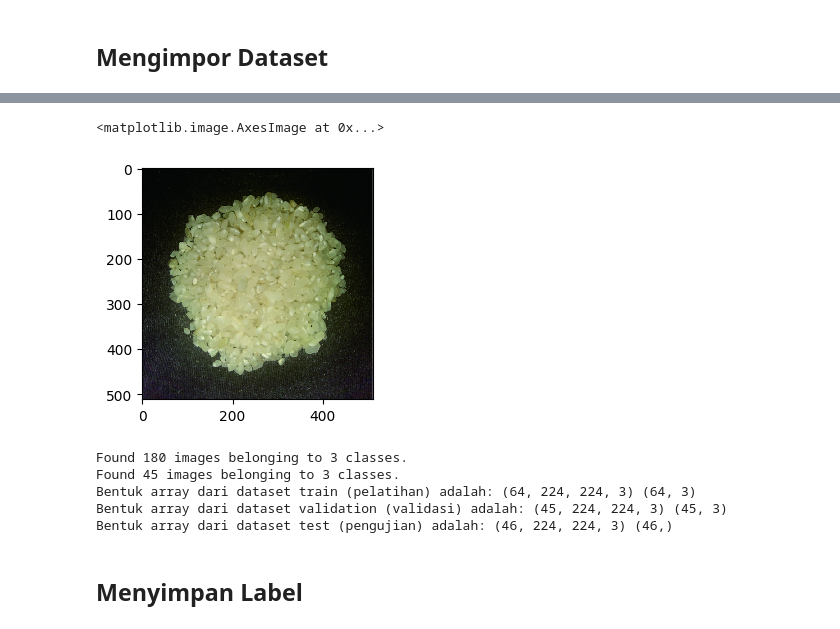
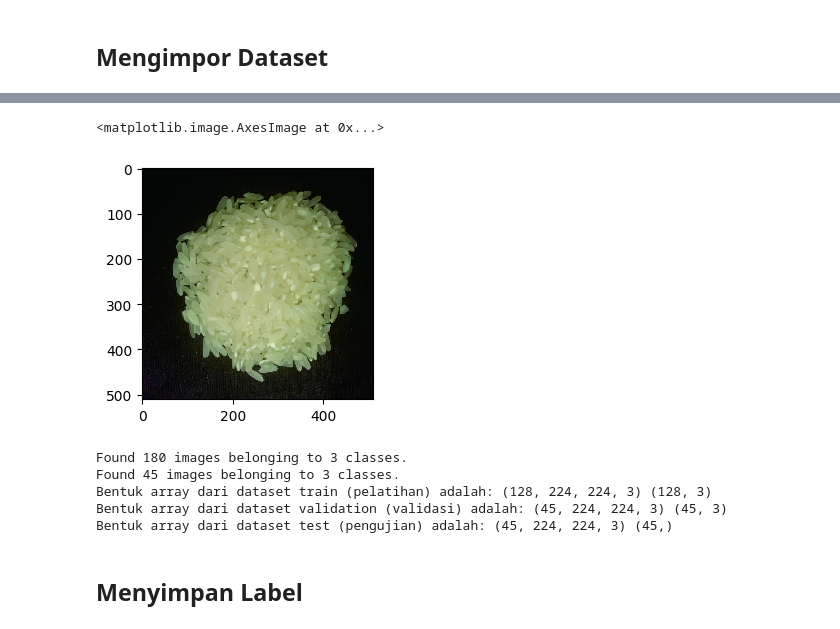
Before and after one commit to Soedirman-Machine-Learning/rice-varieties-classification, a Jupyter notebook: Klasifikasi Jenis Beras MobileNet.ipynb, the cells around one changed output, grey strips where cells are left out. Saved outputs shown, nothing was run; the diff lists cells and outputs as text; code cells hidden in the pictures.

```diff
--- a/Klasifikasi Jenis Beras MobileNet.ipynb
+++ b/Klasifikasi Jenis Beras MobileNet.ipynb
@@ -76,18 +76,18 @@ K17.jpg  K25.jpg  K33.jpg  K41.jpg  K4.jpg   K58.jpg  K66.jpg  K74.jpg
 K18.jpg  K26.jpg  K34.jpg  K42.jpg  K50.jpg  K59.jpg  K67.jpg  K75.jpg
 # %%
 #Perintah untuk memvisualisasikan satu gambar dari data train
-image = imread("data/image/train/Cilamaya/C17.jpg")
+image = imread("data/image/train/IR64/I17.jpg")
 plt.figure(figsize=(3,3))
 plt.imshow(image)
 # %% [output]
 <matplotlib.image.AxesImage at 0x...>
-[figure, old version]
+[figure, new version]
 # %%
 #Memuat semua gambar ke memori untuk pertama kali
 
 #Memuat dataset pelatihan
 IMAGE_SIZE = 224
-BATCH_SIZE = 64
+BATCH_SIZE = 128
 base_dir = os.path.join('data/image/train')
 
 datagen = tf.keras.preprocessing.image.ImageDataGenerator(
@@ -109,7 +109,7 @@ val_generator = datagen.flow_from_directory(
 #Memuat dataset pengujian
 X_test = []
 y_test = []
-labels = ['Cilamaya', 'IR64', 'Ketan']
+labels = ['Basmathi', 'IR64', 'Ketan']
 
 for i,label in enumerate(labels):
     folder = os.path.join("data/image/test",label)
@@ -138,9 +138,9 @@ print("Bentuk array dari dataset test (pengujian) adalah:", X_test.shape,y_test.
 # %% [output]
 Found 180 images belonging to 3 classes.
 Found 45 images belonging to 3 classes.
-Bentuk array dari dataset train (pelatihan) adalah: (64, 224, 224, 3) (64, 3)
+Bentuk array dari dataset train (pelatihan) adalah: (128, 224, 224, 3) (128, 3)
 Bentuk array dari dataset validation (validasi) adalah: (45, 224, 224, 3) (45, 3)
-Bentuk array dari dataset test (pengujian) adalah: (46, 224, 224, 3) (46,)
+Bentuk array dari dataset test (pengujian) adalah: (45, 224, 224, 3) (45,)
 # %% [markdown]
 ## Menyimpan Label
 # %%
```
Also changed, not shown: parts of 16 cells of this notebook.
